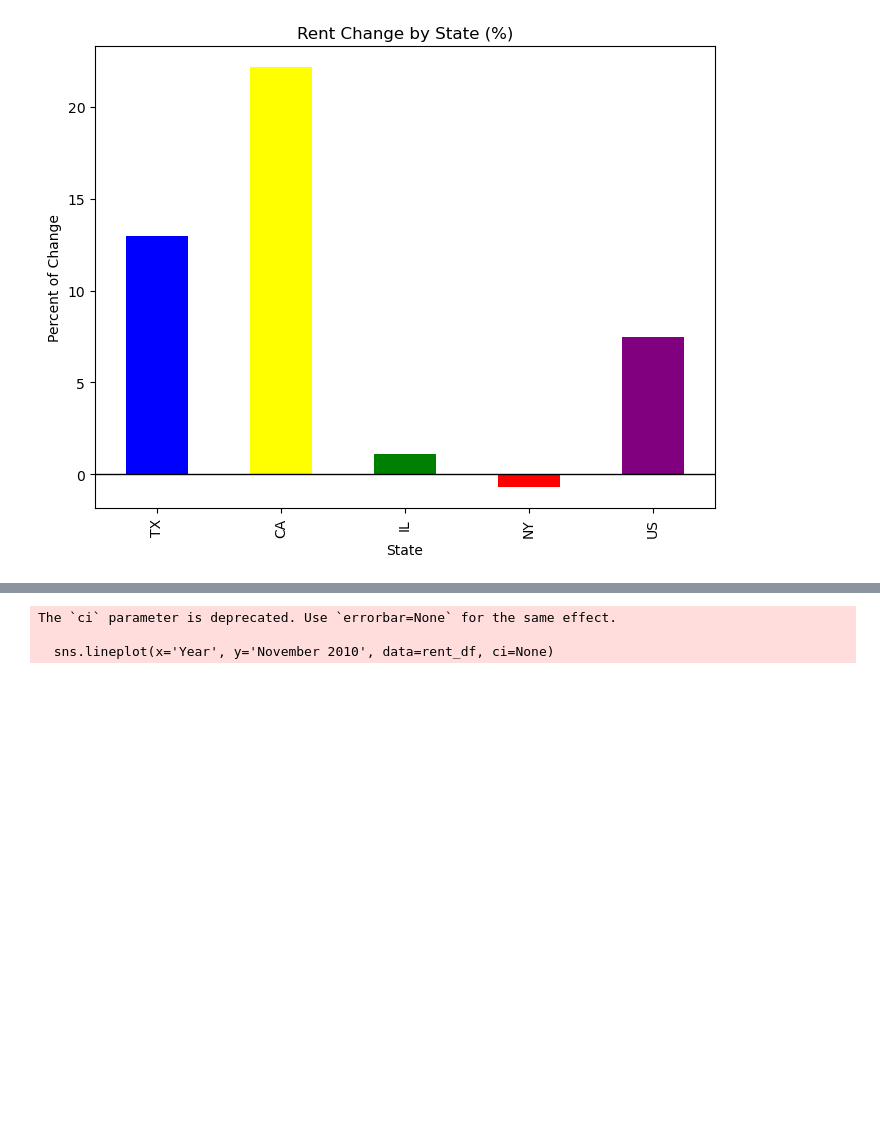
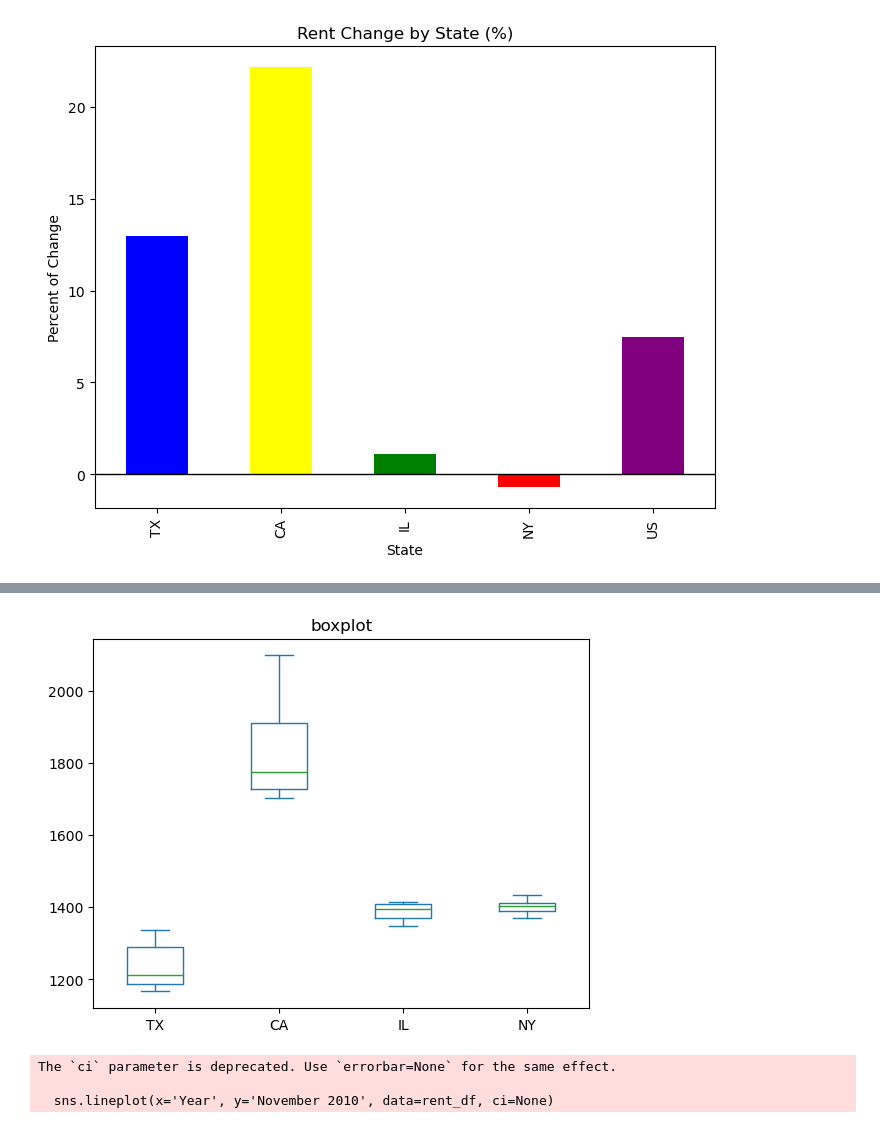
Before and after one commit to NoahShore/Group_7_Challenge_1, a Jupyter notebook: rent_data_analysis.ipynb, the cells around one changed output, grey strips where cells are left out. Saved outputs shown, nothing was run; the diff lists cells and outputs as text; code cells hidden in the pictures; blank space fills up the shorter version.

Commit message:
added boxplot

```diff
--- a/rent_data_analysis.ipynb
+++ b/rent_data_analysis.ipynb
@@ -569,3 +598,15 @@ rent_change_bar.axhline(y=0, color= 'black', linewidth=1,)
+# %%
+#Box plot for data
+
+rents_data = pd.DataFrame({"TX": [1182.50,1166.50,1200.50,1224.5,1310.50,1336.00], "CA": [1717.75,1701.50,1759.75,1792.0,1951.50,2098.00], "IL": [1399.50,1347.25,1363.75,1390.0,1412.25,1414.75], "NY": [1398.00,1413.50,1408.50,1370.5,1433.00,1388.00]})
+
+# Plot the dataframe
+ax = rents_data[['TX', 'CA', 'IL', 'NY']].plot(kind='box', title='boxplot')
+
+# Display the plot
+plt.show()
+# %% [output]
+[figure, added]
 # %%
 #Starter code for visualizations-- just needs mods
 
```
Also changed, not shown: parts of 4 cells of this notebook, 1 other file.
